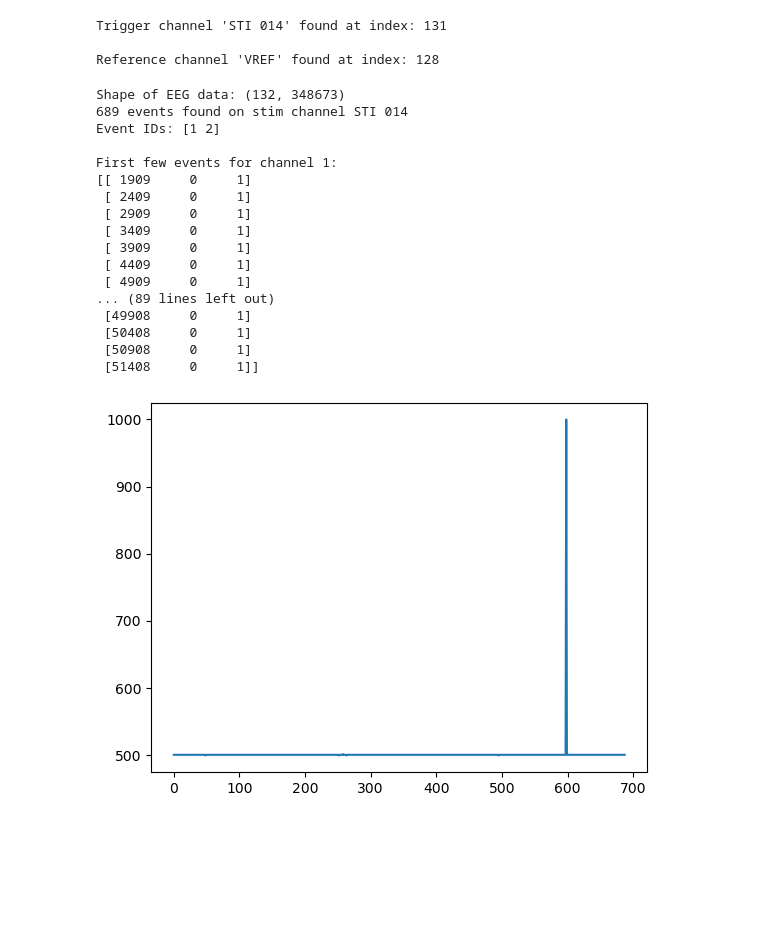
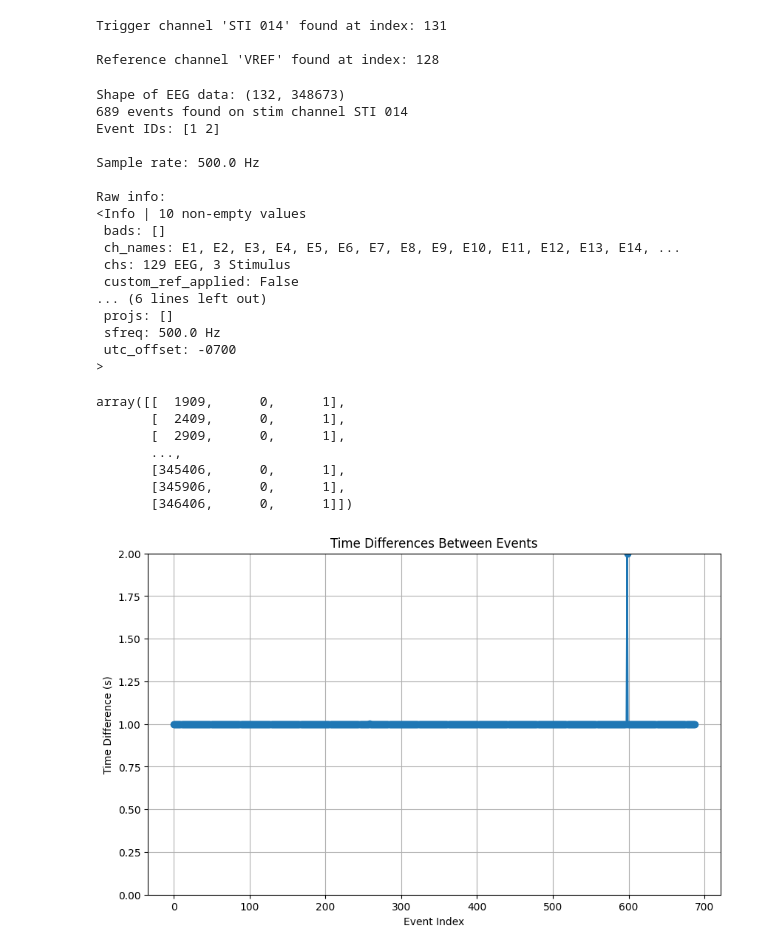
Before and after one commit to dr2633/EEG-Preprocessing, a Jupyter notebook: synchronization-scripts/eeg-tones.ipynb, the cells around one changed output. Saved outputs shown, nothing was run; the diff lists cells and outputs as text; code cells hidden in the pictures; blank space fills up the shorter version.

```diff
--- a/synchronization-scripts/eeg-tones.ipynb
+++ b/synchronization-scripts/eeg-tones.ipynb
@@ -58,33 +58,56 @@ events = mne.find_events(raw, stim_channel=trigger_channel_name)
 # Filter events where the third column is equal to 1
 events_channel_1 = events[events[:, 2] == 1]
 
-# Print the first few events for channel 1
-print("\nFirst few events for channel 1:")
-print(events_channel_1[:100])
+# Get the sample rate
+sample_rate = raw.info['sfreq']
+print(f"\nSample rate: {sample_rate} Hz")
+
+# Print info
+print("\nRaw info:")
+print(raw.info)
+
+events[:]
 # %% [output]
 Shape of EEG data: (132, 348673)
 689 events found on stim channel STI 014
 Event IDs: [1 2]
 
-First few events for channel 1:
-[[ 1909     0     1]
- [ 2409     0     1]
- [ 2909     0     1]
- [ 3409     0     1]
- [ 3909     0     1]
- [ 4409     0     1]
- [ 4909     0     1]
-... (89 lines left out)
- [49908     0     1]
- [50408     0     1]
- [50908     0     1]
- [51408     0     1]]
+Sample rate: 500.0 Hz
+
+Raw info:
+<Info | 10 non-empty values
+ bads: []
+ ch_names: E1, E2, E3, E4, E5, E6, E7, E8, E9, E10, E11, E12, E13, E14, ...
+ chs: 129 EEG, 3 Stimulus
+ custom_ref_applied: False
+... (6 lines left out)
+ projs: []
+ sfreq: 500.0 Hz
+ utc_offset: -0700
+>
+array([[  1909,      0,      1],
+       [  2409,      0,      1],
+       [  2909,      0,      1],
+       ...,
+       [345406,      0,      1],
+       [345906,      0,      1],
+       [346406,      0,      1]])
 # %%
 import matplotlib.pyplot as plt
+import numpy as np
 
-event_times = events[:,0]
+# Compute the time differences between consecutive events
+event_times = events[:, 0] / sample_rate  # Convert sample indices to time (in seconds)
+time_differences = np.diff(event_times)
 
-plt.plot(np.diff(event_times))
+# Plot the time differences
+plt.figure(figsize=(10, 6))
+plt.plot(time_differences, marker='o')
+plt.title('Time Differences Between Events')
+plt.xlabel('Event Index')
+plt.ylabel('Time Difference (s)')
+plt.ylim(0, 2)  # Set y-axis limit from 0 to 2 seconds
+plt.grid(True)
 plt.show()
 # %% [output]
-[figure, old version]
+[figure, new version]
```
Also changed, not shown: parts of 1 cell of this notebook.
